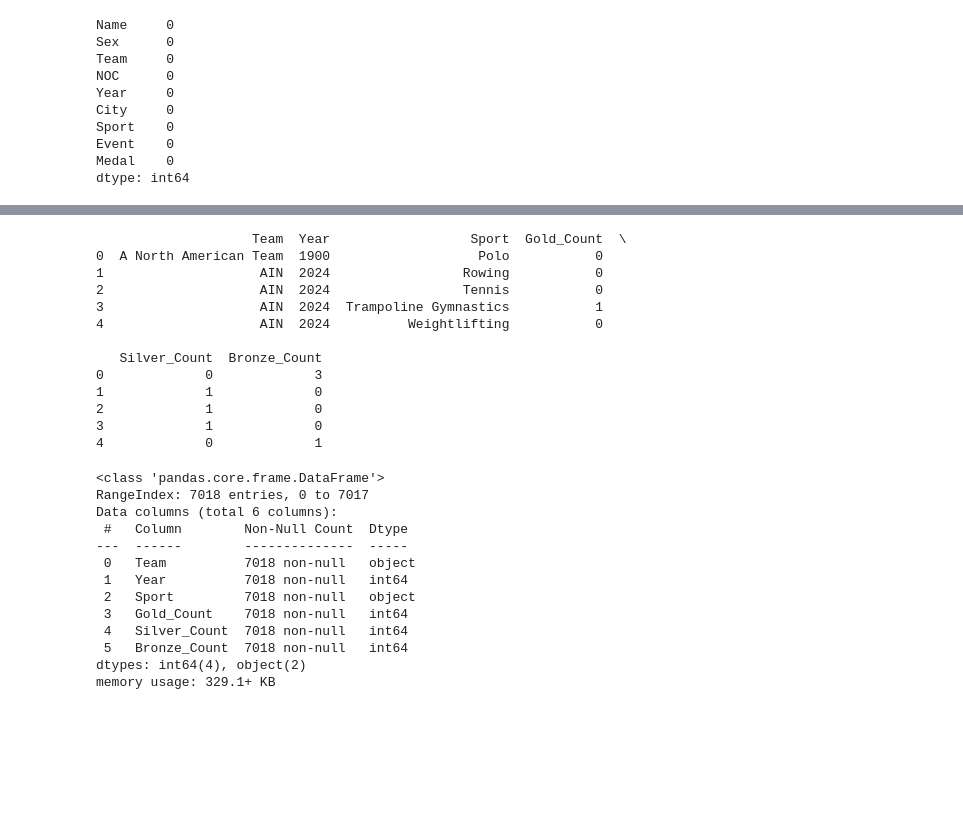
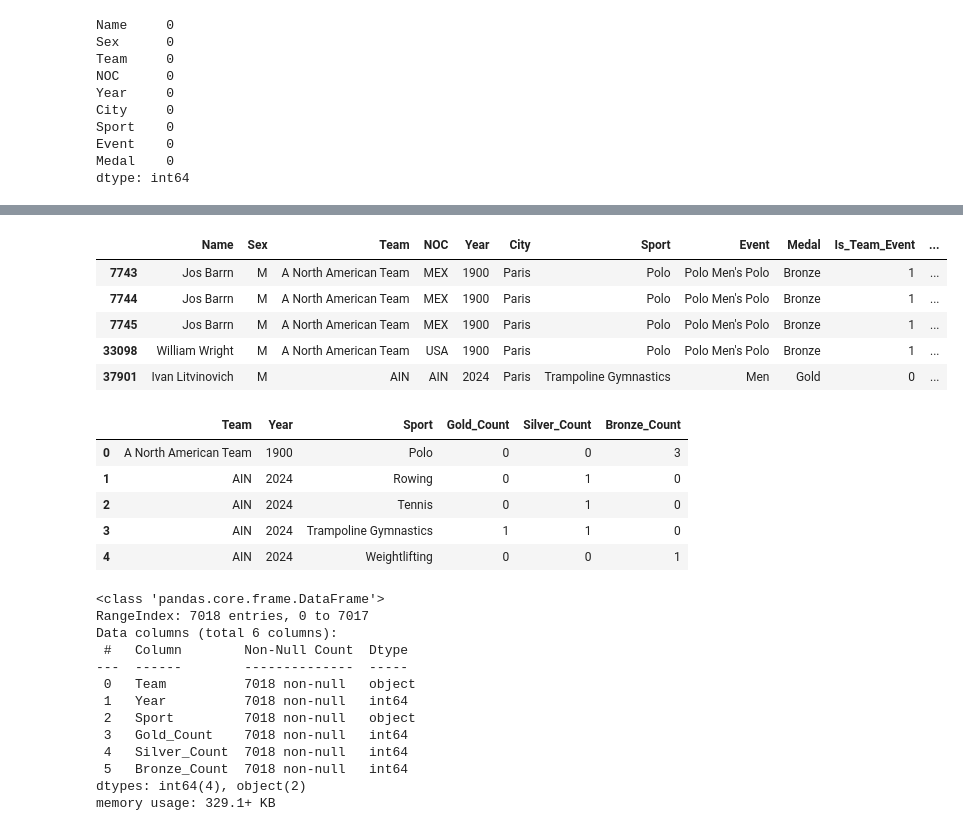
Before and after one commit to TietiTage/mei_sai_, a Jupyter notebook: 美赛.ipynb, the cells around one changed output, grey strips where cells are left out. Cells and saved outputs as stored; diff of their text form; code cells hidden in the pictures; blank space fills up the shorter version.

```diff
--- a/美赛.ipynb
+++ b/美赛.ipynb
@@ -510,14 +511,23 @@ athletes.head()
 | 2 | Arvo Aaltonen | M | Finland | FIN | 1920 | Antwerpen | Swimming | Swimming Men's 400 metres Breasts... | Bronze | 0 |
 | 3 | Paavo Aaltonen | M | Finland | FIN | 1948 | London | Gymnastics | Gymnastics Men's Individual All-A... | Bronze | 0 |
 | 4 | Paavo Aaltonen | M | Finland | FIN | 1948 | London | Gymnastics | Gymnastics Men's Team All-Around | Gold | 1 |
+# %%
+
+# 6. 对团体赛进行处理：保留第一个获奖运动员，其他运动员的奖牌数设为0
+# 按照 Team, Year, Event 和 Medal 排序，确保团体赛中的第一个运动员出现在前面
+athletes = athletes.sort_values(by=['Team', 'Year', 'Event', 'Medal', 'Name'])
+
+# 标记每个团体赛的第一个运动员
+athletes['Is_First_Athlete'] = athletes.groupby(['Team', 'Year', 'Event', 'Medal'])['Name'].transform('first') == athletes['Name']
+athletes.head()
+# %% [output]
+|  | Name | Sex | Team | NOC | Year | City | Sport | Event | Medal | Is_Team_Event | ... |
+| 7743 | Jos Barrn | M | A North American Team | MEX | 1900 | Paris | Polo | Polo Men's Polo | Bronze | 1 | ... |
+| 7744 | Jos Barrn | M | A North American Team | MEX | 1900 | Paris | Polo | Polo Men's Polo | Bronze | 1 | ... |
+| 7745 | Jos Barrn | M | A North American Team | MEX | 1900 | Paris | Polo | Polo Men's Polo | Bronze | 1 | ... |
+| 33098 | William Wright | M | A North American Team | USA | 1900 | Paris | Polo | Polo Men's Polo | Bronze | 1 | ... |
+| 37901 | Ivan Litvinovich | M | AIN | AIN | 2024 | Paris | Trampoline Gymnastics | Men | Gold | 0 | ... |
 # %%
-
-# 6. 对团体赛进行处理：保留第一个获奖运动员，其他运动员的奖牌数设为0
-# 按照 Team, Year, Event 和 Medal 排序，确保团体赛中的第一个运动员出现在前面
-athletes = athletes.sort_values(by=['Team', 'Year', 'Event', 'Medal', 'Name'])
-
-# 标记每个团体赛的第一个运动员
-athletes['Is_First_Athlete'] = athletes.groupby(['Team', 'Year', 'Event', 'Medal'])['Name'].transform('first') == athletes['Name']
 
 # 7. 计算奖牌数：对于团体赛，只有第一个运动员的奖牌数为1，其他为0
 athletes['Gold_Count'] = athletes.apply(lambda row: 1 if row['Medal'] == 'Gold' and row['Is_First_Athlete'] else 0, axis=1)
@@ -539,21 +549,14 @@ medal_summary = athletes.groupby(['Team', 'Year', 'Sport']).agg({
 medal_summary = medal_summary.drop(columns=['Event'], errors='ignore')
 
 # 输出汇总结果
-print(medal_summary.head())
+medal_summary.head()
 # %% [output]
-                    Team  Year                  Sport  Gold_Count  \
-0  A North American Team  1900                   Polo           0
-1                    AIN  2024                 Rowing           0
-2                    AIN  2024                 Tennis           0
-3                    AIN  2024  Trampoline Gymnastics           1
-4                    AIN  2024          Weightlifting           0
-
-   Silver_Count  Bronze_Count
-0             0             3
-1             1             0
-2             1             0
-3             1             0
-4             0             1
+|  | Team | Year | Sport | Gold_Count | Silver_Count | Bronze_Count |
+| 0 | A North American Team | 1900 | Polo | 0 | 0 | 3 |
+| 1 | AIN | 2024 | Rowing | 0 | 1 | 0 |
+| 2 | AIN | 2024 | Tennis | 0 | 1 | 0 |
+| 3 | AIN | 2024 | Trampoline Gymnastics | 1 | 1 | 0 |
+| 4 | AIN | 2024 | Weightlifting | 0 | 0 | 1 |
 # %%
 pivot_table = medal_summary.copy()
 pivot_table.info()
```
Also changed, not shown: parts of 12 cells of this notebook, 1 other file.
